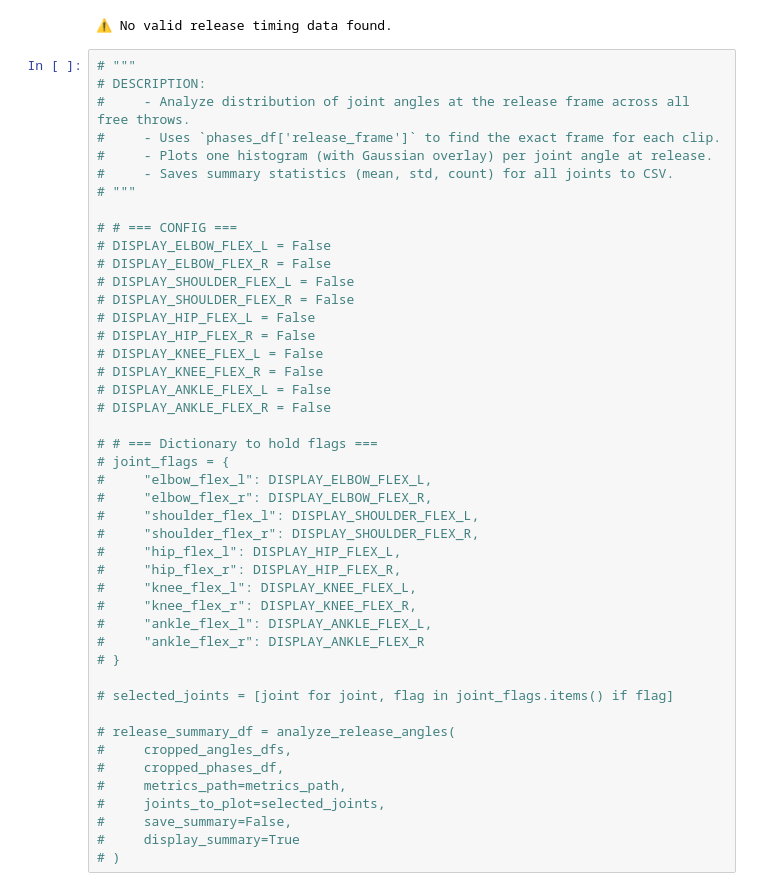
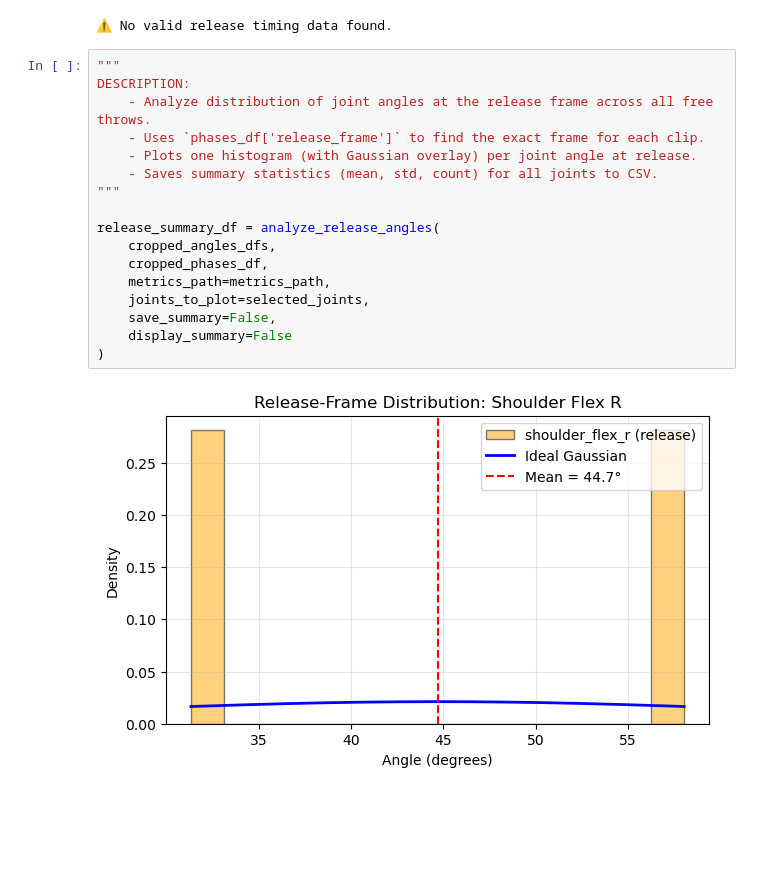
Before and after one commit to KWill55/personalized-sports-optimization, a Jupyter notebook: notebooks/data_exploration.ipynb, the cells around one changed output. Cells and saved outputs as stored; diff of their text form; blank space fills up the shorter version.

```diff
--- a/notebooks/data_exploration.ipynb
+++ b/notebooks/data_exploration.ipynb
@@ -280,47 +508,21 @@ release_df, release_summary = analyze_release_timing(
 # %% [output]
 ⚠️ No valid release timing data found.
 # %%
-# """
-# DESCRIPTION:
-#     - Analyze distribution of joint angles at the release frame across all free throws.
-#     - Uses `phases_df['release_frame']` to find the exact frame for each clip.
-#     - Plots one histogram (with Gaussian overlay) per joint angle at release.
-#     - Saves summary statistics (mean, std, count) for all joints to CSV.
-# """
+"""
+DESCRIPTION:
+    - Analyze distribution of joint angles at the release frame across all free throws.
+    - Uses `phases_df['release_frame']` to find the exact frame for each clip.
+    - Plots one histogram (with Gaussian overlay) per joint angle at release.
+    - Saves summary statistics (mean, std, count) for all joints to CSV.
+"""
 
-# # === CONFIG ===
-# DISPLAY_ELBOW_FLEX_L = False
-# DISPLAY_ELBOW_FLEX_R = False
-# DISPLAY_SHOULDER_FLEX_L = False
-# DISPLAY_SHOULDER_FLEX_R = False
-# DISPLAY_HIP_FLEX_L = False
-# DISPLAY_HIP_FLEX_R = False
-# DISPLAY_KNEE_FLEX_L = False
-# DISPLAY_KNEE_FLEX_R = False
-# DISPLAY_ANKLE_FLEX_L = False
-# DISPLAY_ANKLE_FLEX_R = False
-
-# # === Dictionary to hold flags ===
-# joint_flags = {
-#     "elbow_flex_l": DISPLAY_ELBOW_FLEX_L,
-#     "elbow_flex_r": DISPLAY_ELBOW_FLEX_R,
-#     "shoulder_flex_l": DISPLAY_SHOULDER_FLEX_L,
-#     "shoulder_flex_r": DISPLAY_SHOULDER_FLEX_R,
-#     "hip_flex_l": DISPLAY_HIP_FLEX_L,
-#     "hip_flex_r": DISPLAY_HIP_FLEX_R,
-#     "knee_flex_l": DISPLAY_KNEE_FLEX_L,
-#     "knee_flex_r": DISPLAY_KNEE_FLEX_R,
-#     "ankle_flex_l": DISPLAY_ANKLE_FLEX_L,
-#     "ankle_flex_r": DISPLAY_ANKLE_FLEX_R
-# }
-
-# selected_joints = [joint for joint, flag in joint_flags.items() if flag]
-
-# release_summary_df = analyze_release_angles(
-#     cropped_angles_dfs,
-#     cropped_phases_df,
-#     metrics_path=metrics_path,
-#     joints_to_plot=selected_joints,
-#     save_summary=False,
-#     display_summary=True
-# )
+release_summary_df = analyze_release_angles(
+    cropped_angles_dfs,
+    cropped_phases_df,
+    metrics_path=metrics_path,
+    joints_to_plot=selected_joints,
+    save_summary=False,
+    display_summary=False
+)
+# %% [output]
+[figure, added]
```
Also changed, not shown: parts of 12 cells of this notebook, 4 other files.
